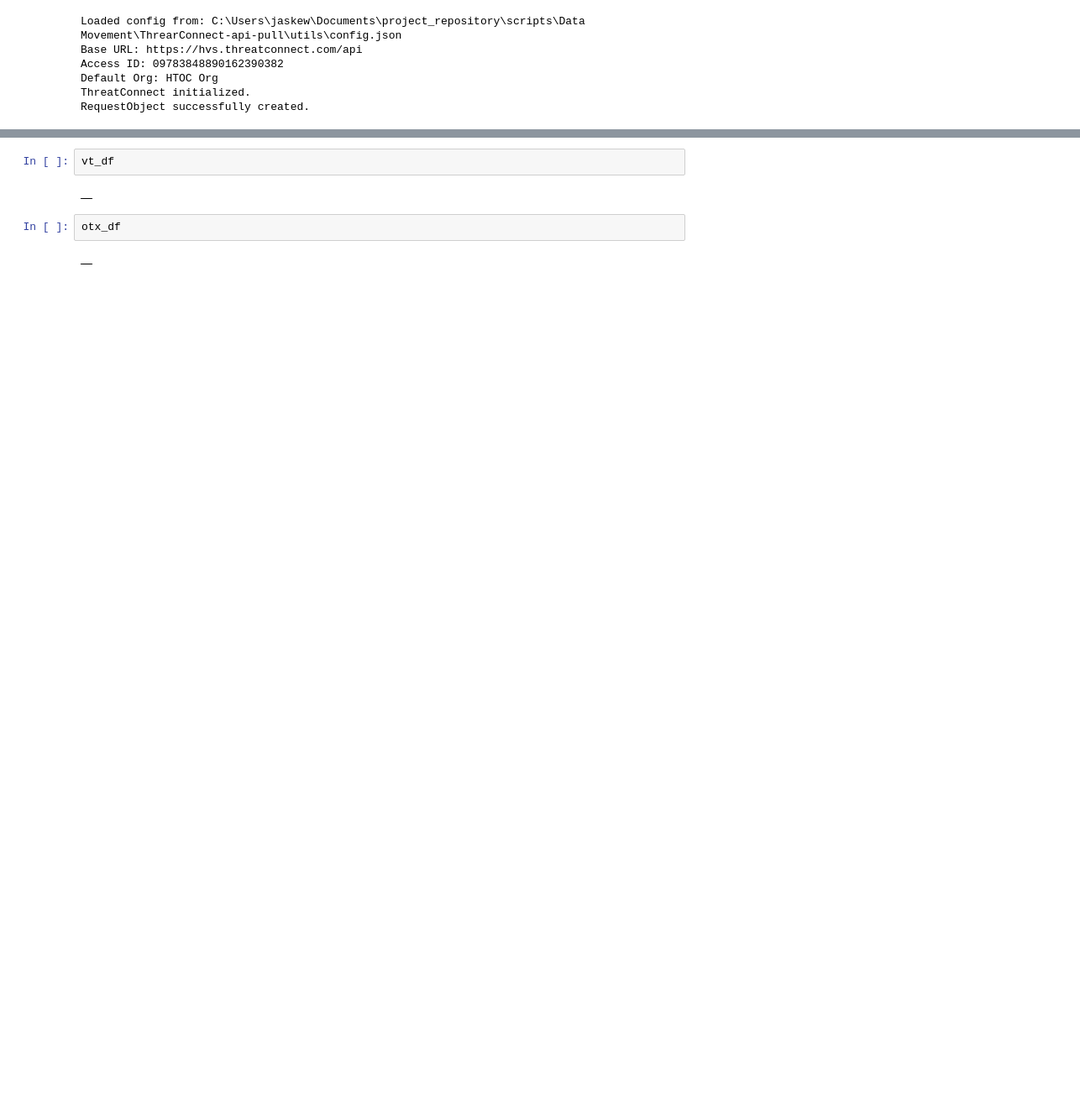
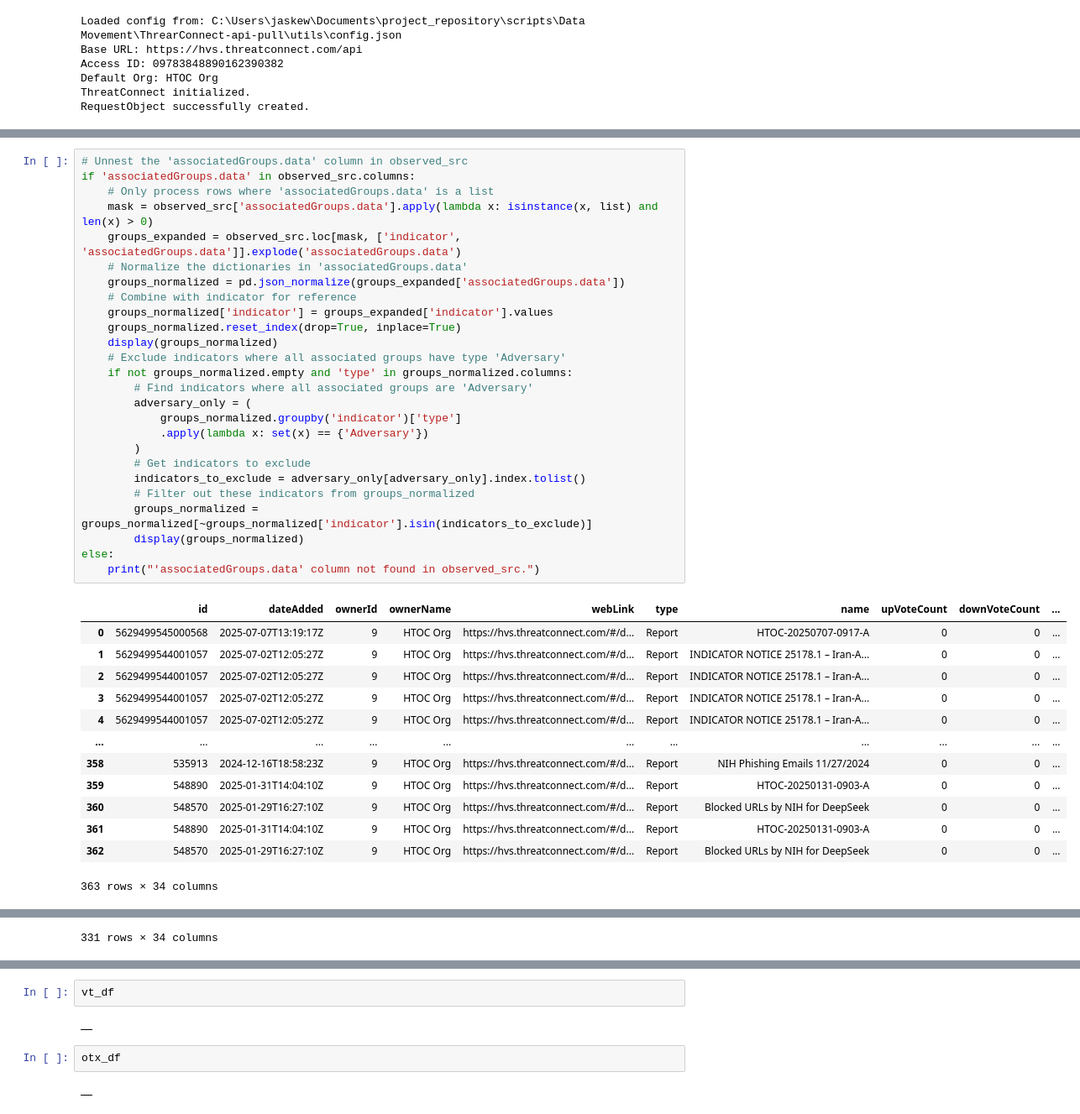
Before and after one commit to jaytlinaskew-OIS/HTOC, a Jupyter notebook: notebooks/I&W Reporting/I&W_Document_Generator.ipynb, the cells around one changed output, grey strips where cells are left out. Shown at 84% size. Drawn from its saved outputs; the diff is of its cells as text; blank space fills up the shorter version.

```diff
--- a/notebooks/I&W Reporting/I&W_Document_Generator.ipynb
+++ b/notebooks/I&W Reporting/I&W_Document_Generator.ipynb
@@ -138,0 +155,40 @@ Retrieved 275 unique observed indicators.
+# %%
+# Unnest the 'associatedGroups.data' column in observed_src
+if 'associatedGroups.data' in observed_src.columns:
+    # Only process rows where 'associatedGroups.data' is a list
+    mask = observed_src['associatedGroups.data'].apply(lambda x: isinstance(x, list) and len(x) > 0)
+    groups_expanded = observed_src.loc[mask, ['indicator', 'associatedGroups.data']].explode('associatedGroups.data')
+    # Normalize the dictionaries in 'associatedGroups.data'
+    groups_normalized = pd.json_normalize(groups_expanded['associatedGroups.data'])
+    # Combine with indicator for reference
+    groups_normalized['indicator'] = groups_expanded['indicator'].values
+    groups_normalized.reset_index(drop=True, inplace=True)
+    display(groups_normalized)
+    # Exclude indicators where all associated groups have type 'Adversary'
+    if not groups_normalized.empty and 'type' in groups_normalized.columns:
+        # Find indicators where all associated groups are 'Adversary'
+        adversary_only = (
+            groups_normalized.groupby('indicator')['type']
+            .apply(lambda x: set(x) == {'Adversary'})
+        )
+        # Get indicators to exclude
+        indicators_to_exclude = adversary_only[adversary_only].index.tolist()
+        # Filter out these indicators from groups_normalized
+        groups_normalized = groups_normalized[~groups_normalized['indicator'].isin(indicators_to_exclude)]
+        display(groups_normalized)
+else:
+    print("'associatedGroups.data' column not found in observed_src.")
+# %% [output]
+|  | id | dateAdded | ownerId | ownerName | webLink | type | name | upVoteCount | downVoteCount | ... |
+| 0 | 5629499545000568 | 2025-07-07T13:19:17Z | 9 | HTOC Org | https://hvs.threatconnect.com/#/d... | Report | HTOC-20250707-0917-A | 0 | 0 | ... |
+| 1 | 5629499544001057 | 2025-07-02T12:05:27Z | 9 | HTOC Org | https://hvs.threatconnect.com/#/d... | Report | INDICATOR NOTICE 25178.1 – Iran-A... | 0 | 0 | ... |
+| 2 | 5629499544001057 | 2025-07-02T12:05:27Z | 9 | HTOC Org | https://hvs.threatconnect.com/#/d... | Report | INDICATOR NOTICE 25178.1 – Iran-A... | 0 | 0 | ... |
+| 3 | 5629499544001057 | 2025-07-02T12:05:27Z | 9 | HTOC Org | https://hvs.threatconnect.com/#/d... | Report | INDICATOR NOTICE 25178.1 – Iran-A... | 0 | 0 | ... |
+| 4 | 5629499544001057 | 2025-07-02T12:05:27Z | 9 | HTOC Org | https://hvs.threatconnect.com/#/d... | Report | INDICATOR NOTICE 25178.1 – Iran-A... | 0 | 0 | ... |
+| ... | ... | ... | ... | ... | ... | ... | ... | ... | ... | ... |
+| 358 | 535913 | 2024-12-16T18:58:23Z | 9 | HTOC Org | https://hvs.threatconnect.com/#/d... | Report | NIH Phishing Emails 11/27/2024 | 0 | 0 | ... |
+| 359 | 548890 | 2025-01-31T14:04:10Z | 9 | HTOC Org | https://hvs.threatconnect.com/#/d... | Report | HTOC-20250131-0903-A | 0 | 0 | ... |
+| 360 | 548570 | 2025-01-29T16:27:10Z | 9 | HTOC Org | https://hvs.threatconnect.com/#/d... | Report | Blocked URLs by NIH for DeepSeek | 0 | 0 | ... |
+| 361 | 548890 | 2025-01-31T14:04:10Z | 9 | HTOC Org | https://hvs.threatconnect.com/#/d... | Report | HTOC-20250131-0903-A | 0 | 0 | ... |
+| 362 | 548570 | 2025-01-29T16:27:10Z | 9 | HTOC Org | https://hvs.threatconnect.com/#/d... | Report | Blocked URLs by NIH for DeepSeek | 0 | 0 | ... |
+363 rows × 34 columns
@@ -139 +207,2 @@ Retrieved 275 unique observed indicators.
+331 rows × 34 columns
 # %%
```
Also changed, not shown: parts of 4 cells of this notebook, 8 other files.
